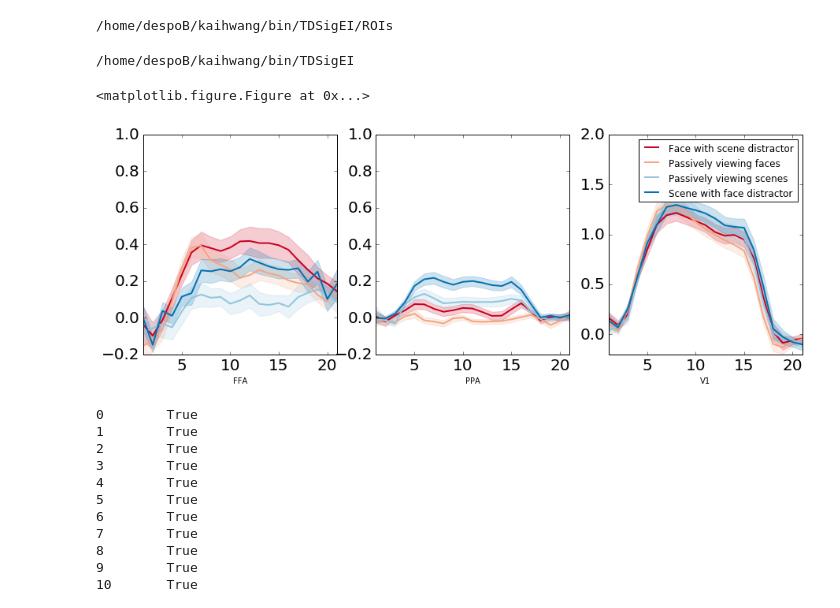
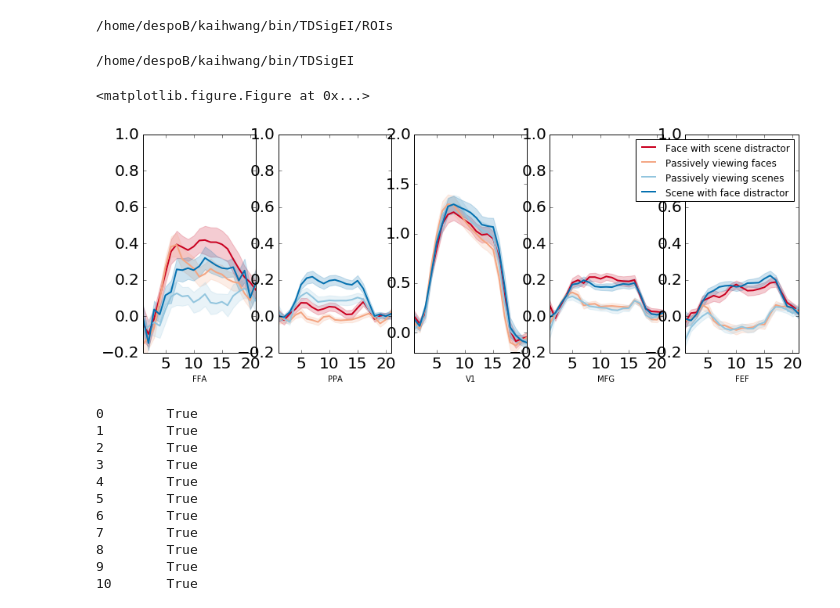
Before and after one commit to kaihwang/TDSigEI, a Jupyter notebook: Models/Plot FIR.ipynb, the cells around one changed output. Drawn from its saved outputs; the diff is of its cells as text; code cells hidden in the pictures.

Commit message:
plot new FIRs.

```diff
--- a/Models/Plot FIR.ipynb
+++ b/Models/Plot FIR.ipynb
@@ -23,47 +22,46 @@ cd /home/despoB/kaihwang/bin/TDSigEI/ROIs
-# %%
-cd /home/despoB/kaihwang/bin/TDSigEI
-# %% [output]
-/home/despoB/kaihwang/bin/TDSigEI
 # %%
+cd /home/despoB/kaihwang/bin/TDSigEI
 #load dataframe, calculate mean and SEM
 FIR_df = pd.read_csv('Data/FIR_df.csv')
 
 mean_df = FIR_df.groupby(['ROI','Condition','Volume']).mean().reset_index()
 sem_df = FIR_df.groupby(['ROI','Condition','Volume']).sem().reset_index()
+# %% [output]
+/home/despoB/kaihwang/bin/TDSigEI
 # %%
 #conditions
 plt.rc('xtick', labelsize=20)
 plt.rc('ytick', labelsize=20)
-ROIs = ['FFA', 'PPA', 'V1']
+ROIs = ['FFA', 'PPA', 'V1', 'MFG', 'FEF']
 Conditions =['FH', 'Fp', 'Hp', 'HF']
 Labels = ['Face with scene distractor', 'Passively viewing faces ', 'Passively viewing scenes', 'Scene with face distractor']
 x = np.arange(1,22)
 #get colormap
 cmap = brewer2mpl.get_map('RdBu','diverging', 4)
 plt.figure(1)
 plt.figure(figsize=(15,5))
 for r, roi in enumerate(ROIs):
-    plt.subplot(1, 3, r+1)
+    plt.subplot(1, 5, r+1)
 
     for i, c in enumerate(Conditions):
         y = np.array(mean_df[(mean_df['ROI'] == roi) & (mean_df['Condition'] == c)]['Beta'])
         error = np.array(sem_df[(mean_df['ROI'] == roi) & (mean_df['Condition'] == c)]['Beta'])
         plt.plot(x, y, color = cmap.hex_colors[i], linewidth=2  )
 
         plt.fill_between(x, y-1*error, y+1*error, alpha=0.2, edgecolor=cmap.hex_colors[i],
                      facecolor=cmap.hex_colors[i], label=c)
         if roi == 'V1':
             plt.ylim(-0.2, 2)
         else:
             plt.ylim(-0.2, 1)
         plt.xlim(1, 21)
         plt.xlabel(roi)
 plt.legend(Labels)
 plt.show()
 #avefig('/home/despoB/kaihwang/bin/TDSigEI/FIR_estimates.jpg')
 # %% [output]
 <matplotlib.figure.Figure at 0x...>
-[figure, old version]
+[figure, new version]
 # %%
 
 FFF=FIR_df.groupby(['Subj','Condition'])['Beta'].mean()
```
Also changed, not shown: parts of 2 cells of this notebook, 2 other files.
